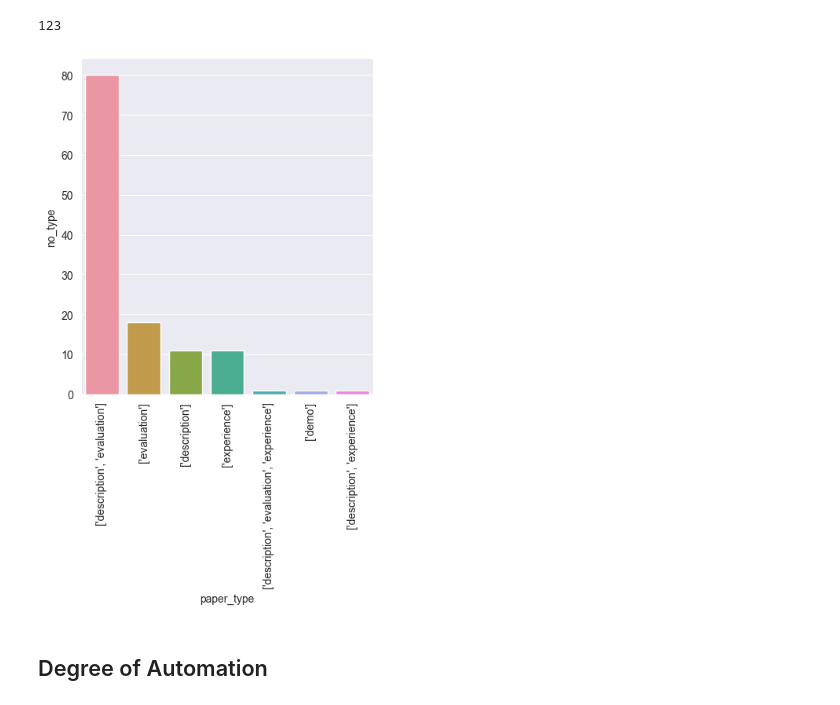
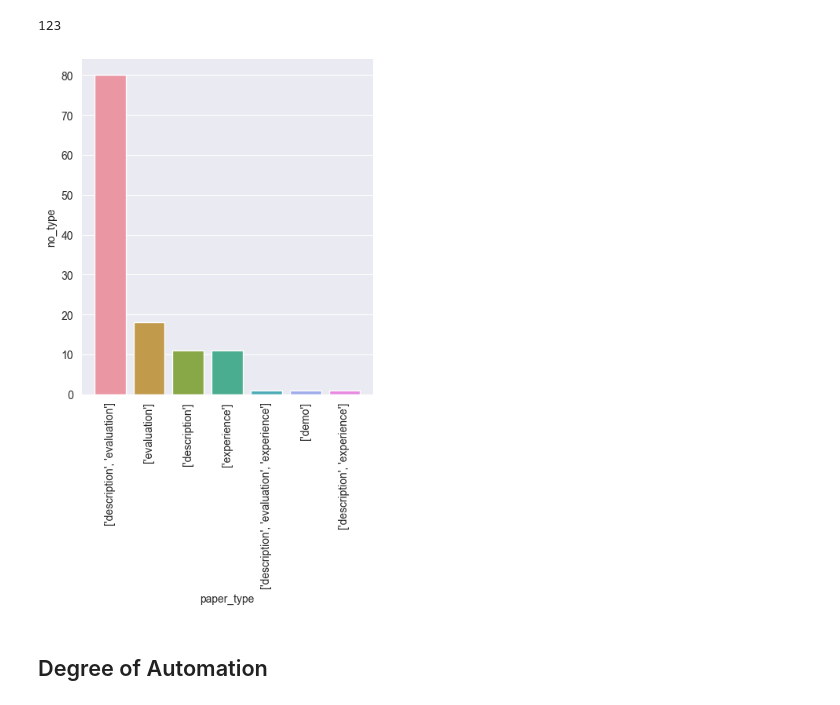
Before and after one commit to m-messer/Automated-Assessment-SLR-Data-Processing, a Jupyter notebook: analysis.ipynb, the cells around one changed output. Drawn from its saved outputs; the diff is of its cells as text; code cells hidden in the pictures.

```diff
--- a/analysis.ipynb
+++ b/analysis.ipynb
@@ -57,9 +57,10 @@ paper_types.no_type.sum()
 # %%
 sns.catplot(paper_types, kind='bar', x='paper_type', y='no_type')
 plt.xticks(rotation=90)
-plt.savefig('plots/paper_types.png')
+plt.autoscale()
+plt.savefig('plots/paper_types.pdf')
 # %% [output]
-[figure, old version]
+[figure, new version]
 # %% [markdown]
 ## Degree of Automation
 # %%
```
Also changed, not shown: parts of 5 cells of this notebook, 12 other files.
